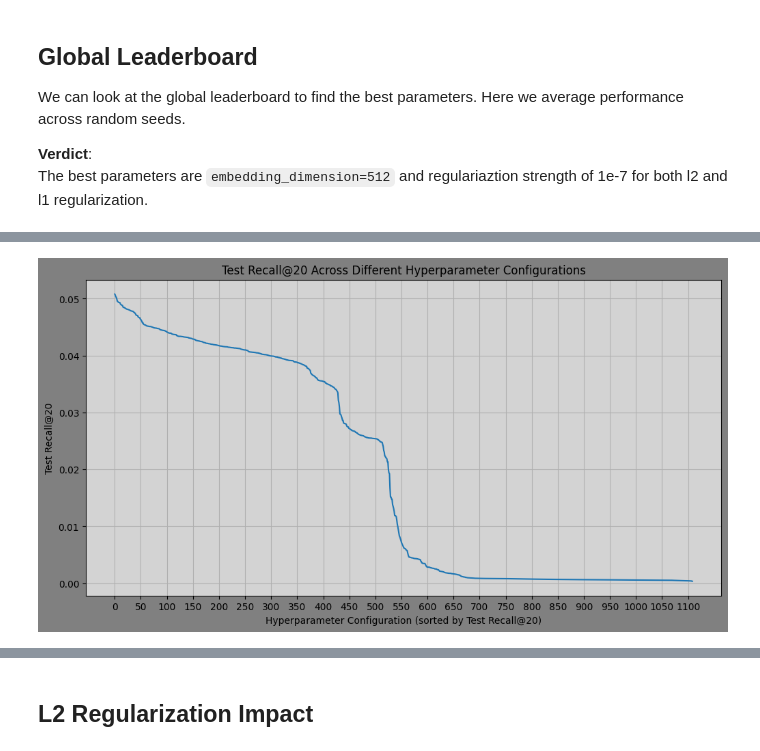
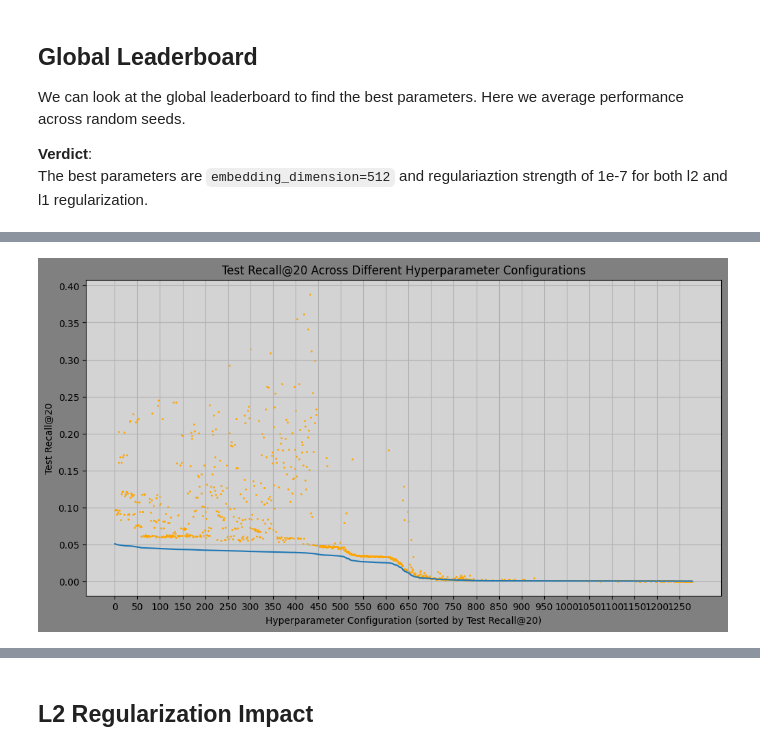
Before and after one commit to chaald/peppermint-matrix, a Jupyter notebook: notebooks/parameter_analysis/mf:regularization.ipynb, the cells around one changed output, grey strips where cells are left out. Saved outputs shown, nothing was run; the diff lists cells and outputs as text; code cells hidden in the pictures.

```diff
--- a/notebooks/parameter_analysis/mf:regularization.ipynb
+++ b/notebooks/parameter_analysis/mf:regularization.ipynb
@@ -210,13 +210,14 @@ global_leaderboard.to_pandas()
 # %%
 plt.figure(figsize=(12, 6))
-plt.plot(global_leaderboard["best:epoch/test_recall@20"])
+plt.plot(global_leaderboard["best:epoch/test_recall@20"], label="Test Recall@20")
+plt.scatter(range(0, len(global_leaderboard)), global_leaderboard["best:epoch/train_recall@20"], color="orange", s=1, label="Train Recall@20")
 plt.title("Test Recall@20 Across Different Hyperparameter Configurations")
 plt.xlabel("Hyperparameter Configuration (sorted by Test Recall@20)")
 plt.ylabel("Test Recall@20")
 plt.xticks(range(0, len(global_leaderboard), 50))
 plt.grid(True)
 plt.show()
 # %% [output]
-[figure, old version]
+[figure, new version]
 # %%
 plt.figure(figsize=(12, 6))
```
Also changed, not shown: parts of 50 cells of this notebook, 1 other file.
